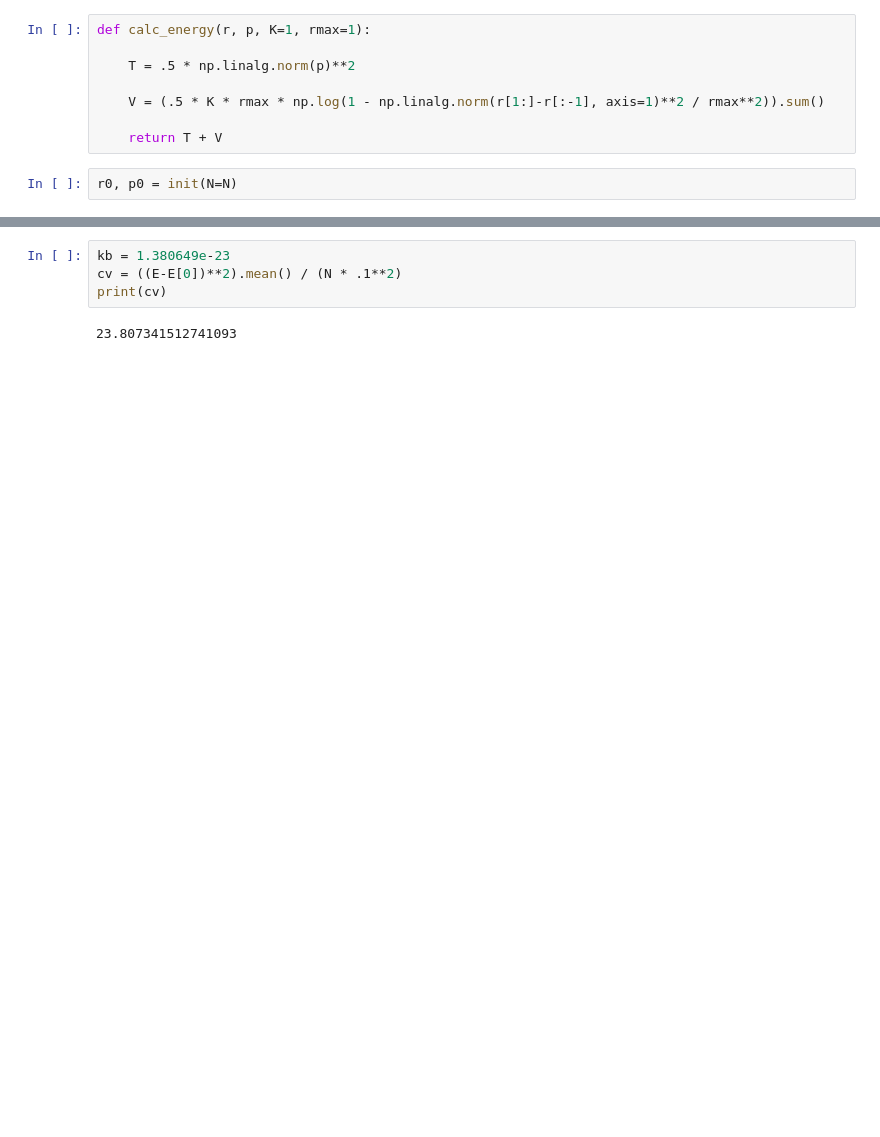
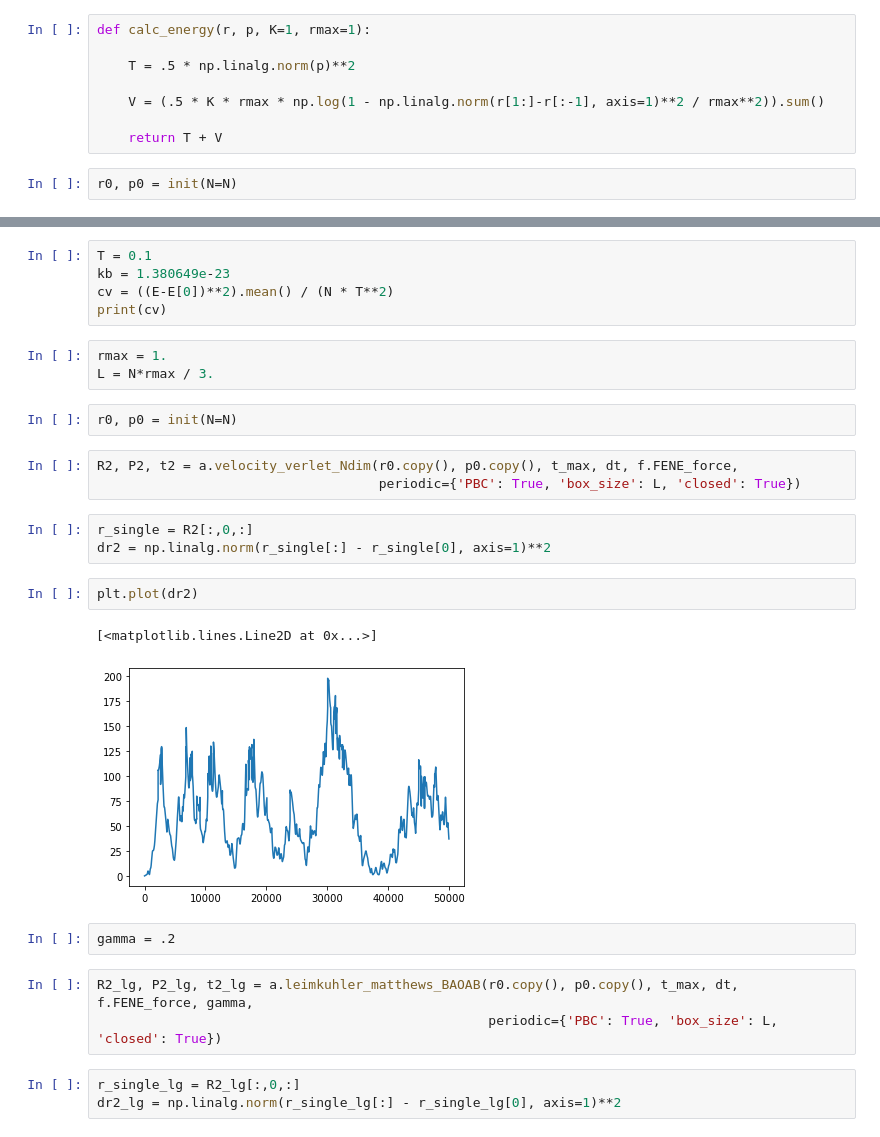
Before and after one commit to e-richter/molecular_simulations, a Jupyter notebook: exam-2.ipynb, the cells around one changed output, grey strips where cells are left out. Saved outputs shown, nothing was run; the diff lists cells and outputs as text; blank space fills up the shorter version.

Commit message:
added plots

```diff
--- a/exam-2.ipynb
+++ b/exam-2.ipynb
@@ -131,6 +77,29 @@ plt.plot(R_e)
 # %%
+T = 0.1
 kb = 1.380649e-23
-cv = ((E-E[0])**2).mean() / (N * .1**2)
+cv = ((E-E[0])**2).mean() / (N * T**2)
 print(cv)
-# %% [output]
-23.807341512741093
+# %%
+rmax = 1.
+L = N*rmax / 3.
+# %%
+r0, p0 = init(N=N)
+# %%
+R2, P2, t2 = a.velocity_verlet_Ndim(r0.copy(), p0.copy(), t_max, dt, f.FENE_force,
+                                    periodic={'PBC': True, 'box_size': L, 'closed': True})
+# %%
+r_single = R2[:,0,:]
+dr2 = np.linalg.norm(r_single[:] - r_single[0], axis=1)**2
+# %%
+plt.plot(dr2)
+# %% [output]
+[<matplotlib.lines.Line2D at 0x...>]
+[figure, added]
+# %%
+gamma = .2
+# %%
+R2_lg, P2_lg, t2_lg = a.leimkuhler_matthews_BAOAB(r0.copy(), p0.copy(), t_max, dt, f.FENE_force, gamma,
+                                                  periodic={'PBC': True, 'box_size': L, 'closed': True})
+# %%
+r_single_lg = R2_lg[:,0,:]
+dr2_lg = np.linalg.norm(r_single_lg[:] - r_single_lg[0], axis=1)**2
```
Also changed, not shown: parts of 15 cells of this notebook.
